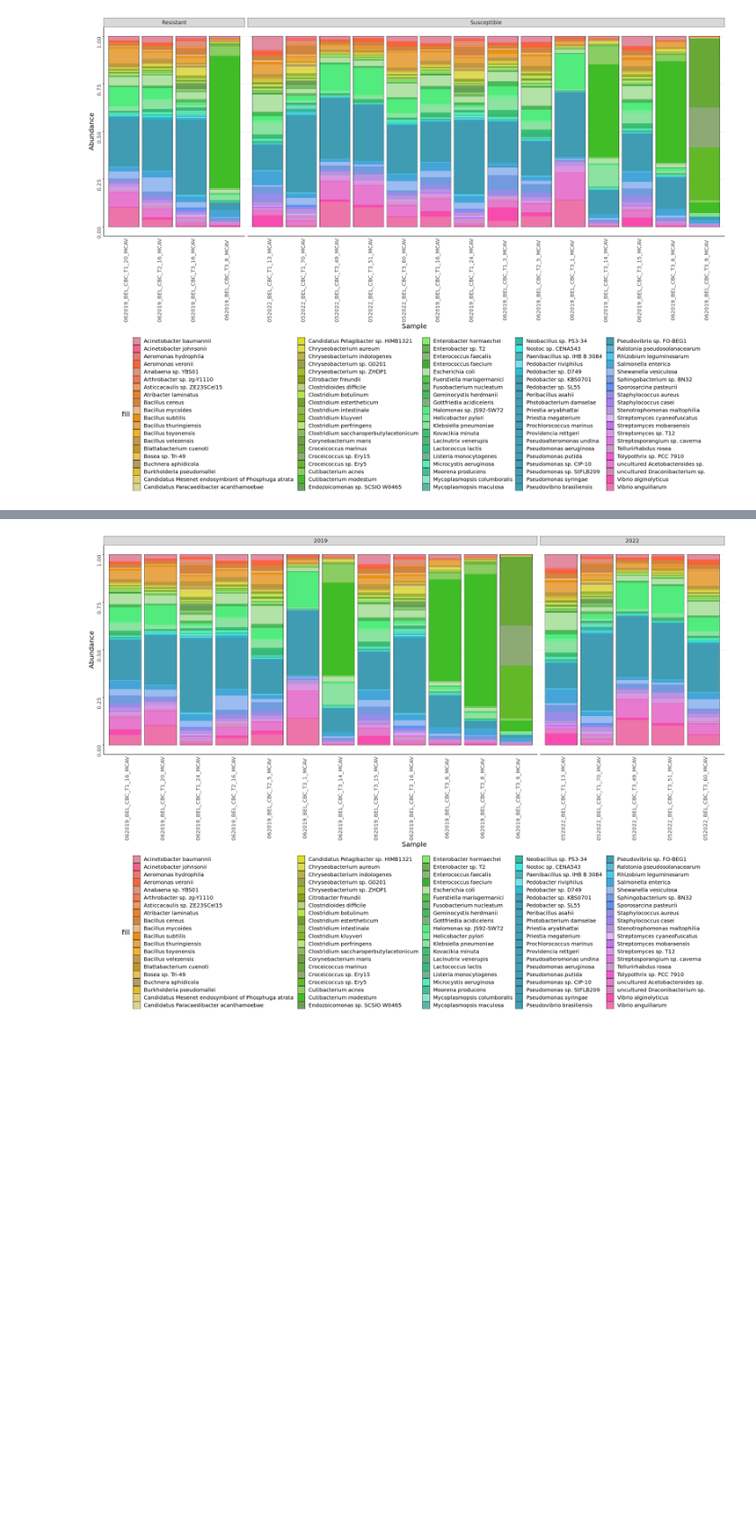
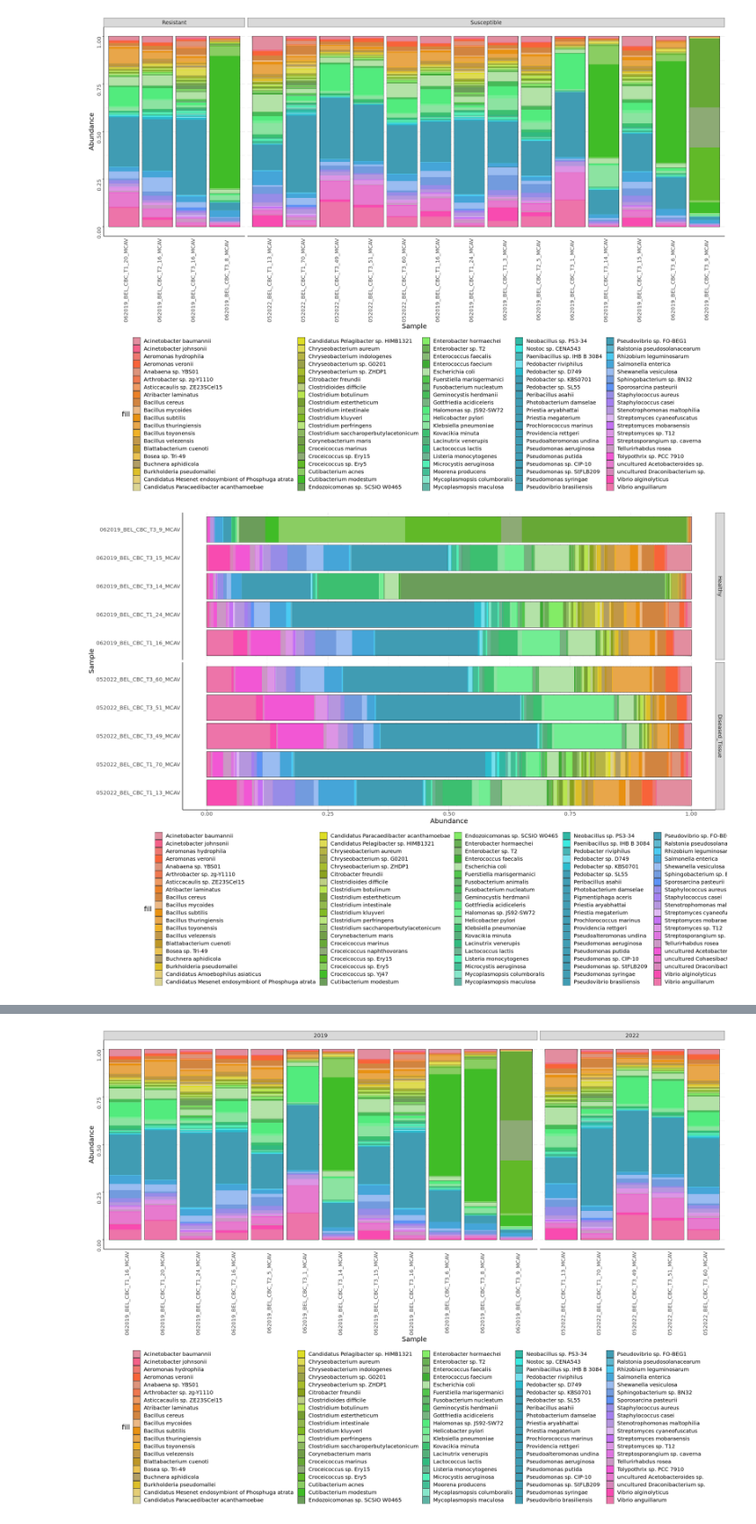
Before and after one commit to brookewicz/CBC_metagenomics, a Jupyter notebook: mcav1/mcav_taxonomy_plots.ipynb, the cells around one changed output, grey strips where cells are left out. Shown at 90% size. Cells and saved outputs as stored; diff of their text form; code cells hidden in the pictures; blank space fills up the shorter version.

```diff
--- a/mcav1/mcav_taxonomy_plots.ipynb
+++ b/mcav1/mcav_taxonomy_plots.ipynb
@@ -518,3 +519,15 @@ A data.frame: 18 × 64
 | 052022_BEL_CBC_T3_51_MCAV | T3_17 | 52022 | BEL | CBC | 5/20/22 | Lagoon | 3 | 301 | ... |
 | 052022_BEL_CBC_T3_60_MCAV | T3_22 | 52022 | BEL | CBC | 5/20/22 | Lagoon | 3 | 363 | ... |
 | 052022_BEL_CBC_T1_13_MCAV | T1_8 | 52022 | BEL | CBC | 5/21/22 | CBC30N | 1 | 390 | ... |
+# %%
+# view samples that come from the same coral
+duplicate_tagIDs <- mcav_samples$tagID[duplicated(mcav_samples$tagID)]
+
+# Subset rows with duplicate tagIDs
+duplicate_samples <- mcav_samples[mcav_samples$tagID %in% duplicate_tagIDs, ]
+
+# Sort duplicate_samples by tagID
+sorted_duplicate_samples <- duplicate_samples %>% arrange(tagID)
+
+# View the result
+sorted_duplicate_samples
@@ -563,6 +657,8 @@ A matrix: 6 × 18 of type dbl
 | Cutibacterium modestum | 419.400576 | 1.235978 | 0.00000 | 1.541648 | ... |
 | Pedobacter sp. SL55 | 3.460150 | 933.987633 | 83.91704 | 814.504239 | ... |
 | Bacillus cereus | 1.635016 | 330.006217 | 36.50628 | 992.564630 | ... |
+# %%
+SAMP_MCAV = sample_data(sorted_duplicate_samples)
 # %%
 # create phyloseq objects
 OTU = otu_table((otus), taxa_are_rows = TRUE)
@@ -582,6 +678,8 @@ Corals
 phyloseq-class experiment-level object
 otu_table()   OTU Table:         [ 25486 taxa and 18 samples ]
 sample_data() Sample Data:       [ 18 samples by 67 sample variables ]
+# %%
+Corals_match = phyloseq(OTU, SAMP_MCAV)
 # %%
 Corals.ord <- ordinate(Corals, "NMDS", "bray", trymax=1000)
 # %% [output]
@@ -924,0 +1039,3 @@ theme(legend.position="bottom", panel.border = element_blank(),
+# %%
+Corals_match100 = prune_taxa(names(sort(taxa_sums(Corals_match),TRUE)[1:100]), Corals_match)
+Corals_match100 <- transform_sample_counts(Corals_match100, function(x) x / sum(x))
@@ -924,0 +1070,18 @@ theme(legend.position="bottom", panel.border = element_blank(),
+# %%
+plot_bar(Corals_match100) +
+  facet_grid(Health_status ~ ., scales = "free_y", space = "free") +  # Facet on y-axis
+  geom_bar(aes(fill = OTU), stat = "identity", position = "stack") +
+  scale_fill_manual(values = colors) +
+  theme_bw() +
+  theme(
+    legend.position = "bottom",
+    panel.border = element_blank(),
+    panel.grid.major.y = element_blank(),  # Removed y-axis grid lines
+    panel.grid.minor.y = element_blank(),  # Removed y-axis grid lines
+    axis.ticks.y = element_blank(),        # Removed y-axis ticks
+    axis.line = element_line(color = "black"),
+    axis.text.y = element_text(angle = 0), # Rotate y-axis labels to be horizontal
+    text = element_text(size = 15)) +
+  coord_flip()
+# %% [output]
+[figure, added]
```
Also changed, not shown: parts of 20 cells of this notebook.
